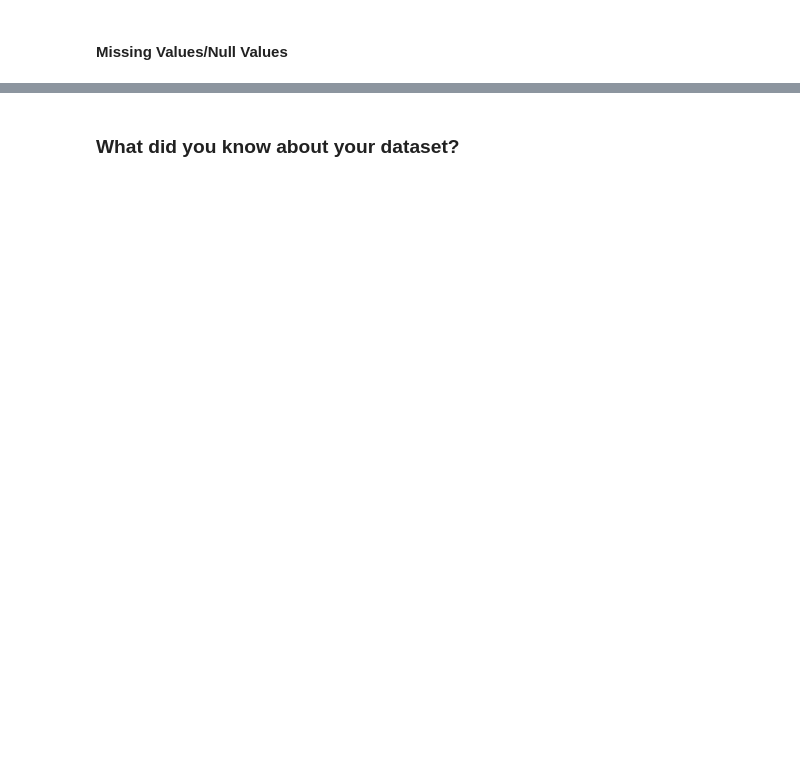
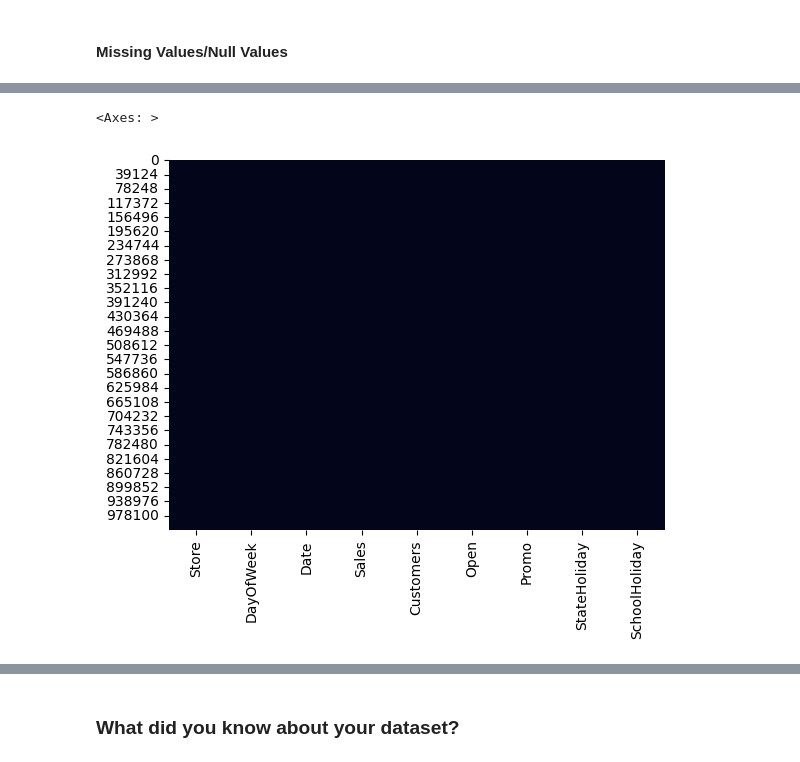
Before and after one commit to priyaregit/Regresssion-ML_Retail-Sales-Prediction, a Jupyter notebook: Retail_Sales_Prediction_Regression.ipynb, the cells around one changed output, grey strips where cells are left out. Drawn from its saved outputs; the diff is of its cells as text; code cells hidden in the pictures; blank space fills up the shorter version.

```diff
--- a/Retail_Sales_Prediction_Regression.ipynb
+++ b/Retail_Sales_Prediction_Regression.ipynb
@@ -119,9 +119,9 @@ drive.mount('/content/drive')
 # %% [output]
 Mounted at /content/drive
 # %%
-# Reading both the data sets from Google drive and storing it as dataframes: store and store2
-store = pd.read_csv('/content/drive/MyDrive/Colab Notebooks/Capstone Projects/Supervised Learning- Regression/Rossmann Stores Data.csv')
-store2 = pd.read_csv('/content/drive/MyDrive/Colab Notebooks/Capstone Projects/Supervised Learning- Regression/store.csv')
+# Reading both the data sets from Google drive and storing it as dataframes: ds1 and ds2
+ds1 = pd.read_csv('/content/drive/MyDrive/Colab Notebooks/Capstone Projects/Supervised Learning- Regression/Rossmann Stores Data.csv')
+ds2 = pd.read_csv('/content/drive/MyDrive/Colab Notebooks/Capstone Projects/Supervised Learning- Regression/store.csv')
 
 # Setting the option to display upto 50 columns of the dataframe
 pd.set_option ("display.max_columns", 50)
@@ -215,0 +244,8 @@ memory usage: 87.2+ KB
+# %%
+# Visualizing the missing values
+
+# Checking for missing/null values by plotting Heatmap of ds1
+sns.heatmap(ds1.isnull(), cbar=False)
+# %% [output]
+<Axes: >
+[figure, added]
```
Also changed, not shown: parts of 37 cells of this notebook.
